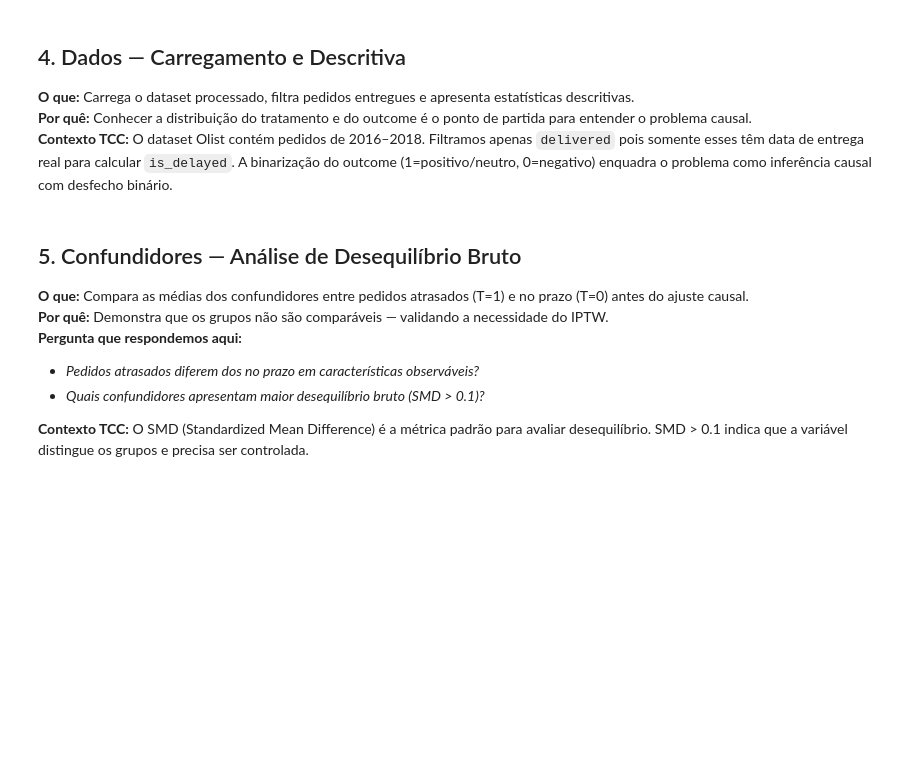
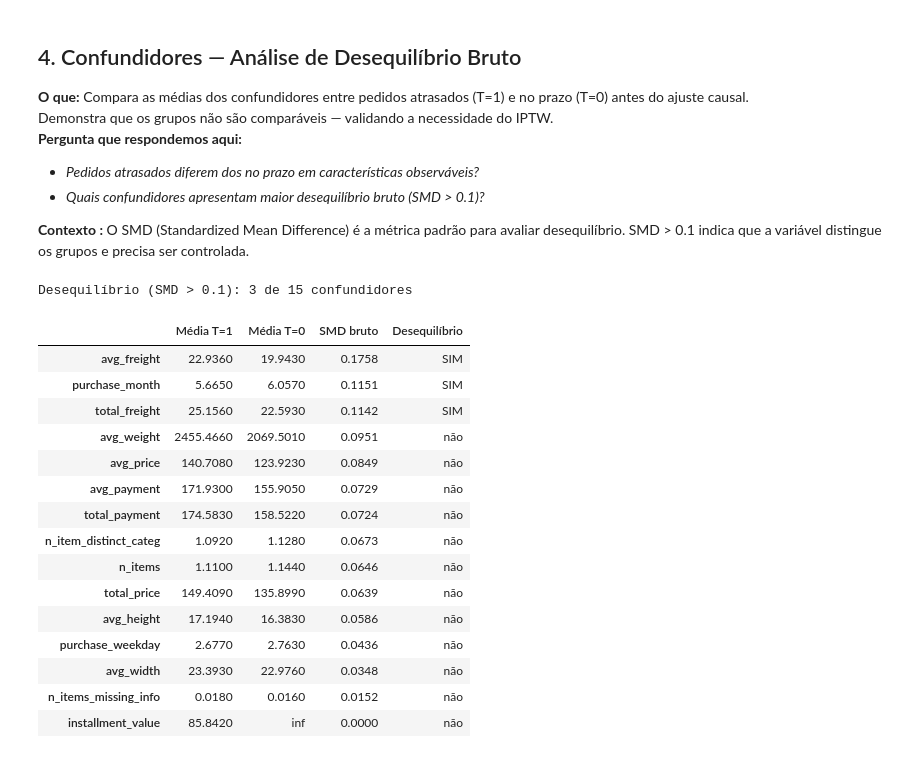
Before and after one commit to mazzacolussi/TCC-CEDS-CAUSAL-AI, a Jupyter notebook: notebooks/modeling/causal_model_final.ipynb, the cells around one changed output. Cells and saved outputs as stored; diff of their text form; code cells hidden in the pictures; blank space fills up the shorter version.

```diff
--- a/notebooks/modeling/causal_model_final.ipynb
+++ b/notebooks/modeling/causal_model_final.ipynb
@@ -197,32 +224,0 @@ print('    é identificável via backdoor adjustment nos 17 confundidores.')
-# %% [markdown]
-## 4. Dados — Carregamento e Descritiva
-
-**O que:** Carrega o dataset processado, filtra pedidos entregues e apresenta estatísticas descritivas.
-**Por quê:** Conhecer a distribuição do tratamento e do outcome é o ponto de partida para entender o problema causal.
-**Contexto TCC:** O dataset Olist contém pedidos de 2016–2018. Filtramos apenas `delivered` pois somente esses têm data de entrega real para calcular `is_delayed`. A binarização do outcome (1=positivo/neutro, 0=negativo) enquadra o problema como inferência causal com desfecho binário.
-# %%
-df_raw = pd.read_parquet(os.path.join(INTERIM_DATA_DIR, 'interim_dataset.parquet'))
-df = df_raw[df_raw['order_status'] == 'delivered'].copy()
-
-print(f'Dataset completo  : {df_raw.shape[0]:,} pedidos')
-print(f'Filtro delivered  : {df.shape[0]:,} pedidos ({df.shape[0]/df_raw.shape[0]*100:.1f}%)')
-print(f'Com avaliação     : {df[outcome].notna().sum():,} ({df[outcome].notna().mean()*100:.1f}%)')
-print()
-print(f'Outcome — {outcome}:')
-print(f'  1 (neutro/positivo): {df[outcome].sum():,.0f} ({df[outcome].mean()*100:.1f}%)')
-print(f'  0 (negativo)       : {(df[outcome]==0).sum():,} ({(df[outcome]==0).mean()*100:.1f}%)')
-print()
-print(f'Tratamento — {treatment}:')
-t = df[treatment].dropna()
-print(f'  Atrasados (T=1): {int(t.sum()):,} ({t.mean()*100:.1f}%)')
-print(f'  No prazo  (T=0): {int((t==0).sum()):,} ({(t==0).mean()*100:.1f}%)')
-# %%
-# Estatísticas descritivas dos confundidores disponíveis
-available_conf = [c for c in confounders if c in df.columns]
-missing_conf   = [c for c in confounders if c not in df.columns]
-
-print(f'Confundidores disponíveis : {len(available_conf)} / {len(confounders)}')
-if missing_conf:
-    print(f'Ausentes no dataset       : {missing_conf}')
-
-df[available_conf].describe().round(2)
@@ -239,49 +225,59 @@ print(f'  Taxa avaliação negativa  : {(df[outcome]==0).mean()*100:.1f}%')
 # %% [markdown]
-## 5. Confundidores — Análise de Desequilíbrio Bruto
+## 4. Confundidores — Análise de Desequilíbrio Bruto
 
 **O que:** Compara as médias dos confundidores entre pedidos atrasados (T=1) e no prazo (T=0) antes do ajuste causal.
-**Por quê:** Demonstra que os grupos não são comparáveis — validando a necessidade do IPTW.
+ Demonstra que os grupos não são comparáveis — validando a necessidade do IPTW.
 **Pergunta que respondemos aqui:**
 - *Pedidos atrasados diferem dos no prazo em características observáveis?*
 - *Quais confundidores apresentam maior desequilíbrio bruto (SMD > 0.1)?*
 
-**Contexto TCC:** O SMD (Standardized Mean Difference) é a métrica padrão para avaliar desequilíbrio. SMD > 0.1 indica que a variável distingue os grupos e precisa ser controlada.
+**Contexto :** O SMD (Standardized Mean Difference) é a métrica padrão para avaliar desequilíbrio. SMD > 0.1 indica que a variável distingue os grupos e precisa ser controlada.
 # %%
 cols_model = available_conf + [treatment, outcome]
-df_model   = df[cols_model].copy()
-
-# Remove NaN e infinitos antes de qualquer análise
-n_antes = len(df_model)
-df_model = df_model.replace([np.inf, -np.inf], np.nan).dropna()
-n_depois = len(df_model)
-print(f'Linhas removidas (NaN/inf) : {n_antes - n_depois:,}')
-print(f'Dataset final para modelo  : {n_depois:,} pedidos')
-print()
+df_model   = df[cols_model].dropna().copy()
 
 T = df_model[treatment].values
 
 def smd_raw(df_m, treatment, confounders):
     T = df_m[treatment].values
     result = {}
     for col in confounders:
         x = df_m[col].values.astype(float)
         m1, v1 = x[T==1].mean(), x[T==1].var()
         m0, v0 = x[T==0].mean(), x[T==0].var()
         pooled = np.sqrt((v1 + v0) / 2)
         result[col] = abs(m1 - m0) / pooled if pooled > 0 else 0.0
     return pd.Series(result)
 
 smd_antes = smd_raw(df_model, treatment, available_conf)
 
 df_bruto = pd.DataFrame({
     'Média T=1': df_model.groupby(treatment)[available_conf].mean().loc[1].round(3),
     'Média T=0': df_model.groupby(treatment)[available_conf].mean().loc[0].round(3),
     'SMD bruto':  smd_antes.round(4),
     'Desequilíbrio': smd_antes.apply(lambda x: 'SIM' if x > 0.1 else 'não')
 })
 df_bruto = df_bruto.sort_values('SMD bruto', ascending=False)
 print(f'Desequilíbrio (SMD > 0.1): {(smd_antes > 0.1).sum()} de {len(available_conf)} confundidores')
 df_bruto
+# %% [output]
+Desequilíbrio (SMD > 0.1): 3 de 15 confundidores
+|  | Média T=1 | Média T=0 | SMD bruto | Desequilíbrio |
+| avg_freight | 22.9360 | 19.9430 | 0.1758 | SIM |
+| purchase_month | 5.6650 | 6.0570 | 0.1151 | SIM |
+| total_freight | 25.1560 | 22.5930 | 0.1142 | SIM |
+| avg_weight | 2455.4660 | 2069.5010 | 0.0951 | não |
+| avg_price | 140.7080 | 123.9230 | 0.0849 | não |
+| avg_payment | 171.9300 | 155.9050 | 0.0729 | não |
+| total_payment | 174.5830 | 158.5220 | 0.0724 | não |
+| n_item_distinct_categ | 1.0920 | 1.1280 | 0.0673 | não |
+| n_items | 1.1100 | 1.1440 | 0.0646 | não |
+| total_price | 149.4090 | 135.8990 | 0.0639 | não |
+| avg_height | 17.1940 | 16.3830 | 0.0586 | não |
+| purchase_weekday | 2.6770 | 2.7630 | 0.0436 | não |
+| avg_width | 23.3930 | 22.9760 | 0.0348 | não |
+| n_items_missing_info | 0.0180 | 0.0160 | 0.0152 | não |
+| installment_value | 85.8420 | inf | 0.0000 | não |
 # %%
 fig, ax = plt.subplots(figsize=(10, 6))
 cores_barra = ['#e53935' if v > 0.1 else '#42a5f5' for v in smd_antes.sort_values().values]
```
Also changed, not shown: parts of 37 cells of this notebook.
